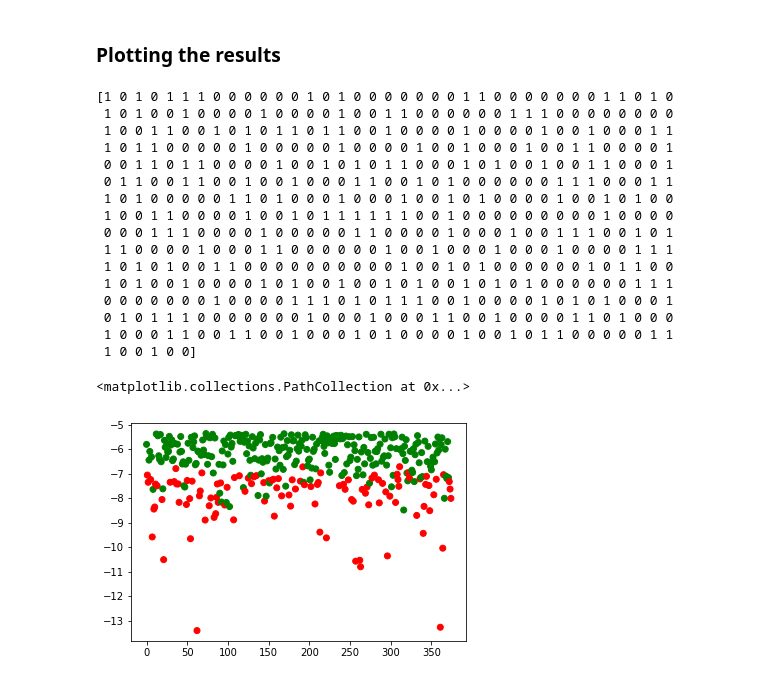
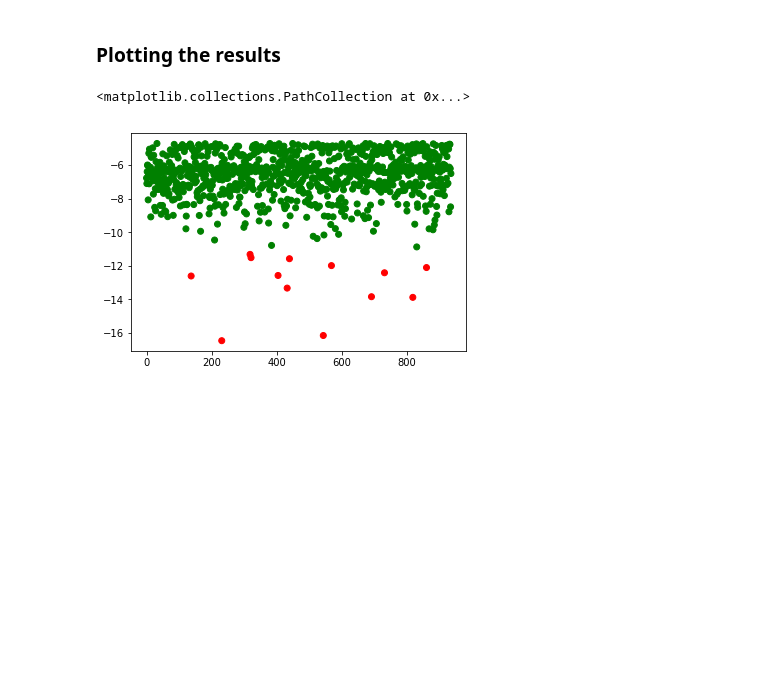
Before and after one commit to LAnastasiia/unsupervised_learning_task, a Jupyter notebook: unsupervised_learning.ipynb, the cells around one changed output. Drawn from its saved outputs; the diff is of its cells as text; code cells hidden in the pictures; blank space fills up the shorter version.

```diff
--- a/unsupervised_learning.ipynb
+++ b/unsupervised_learning.ipynb
@@ -444,29 +389,10 @@ As 2 is the number of clusters with the minimal inter-cluster distance, and give
+# %%
+threshold = scores.mean() - 3 * scores.std()
 # %% [markdown]
 
 ### Plotting the results
-# %%
-# https://towardsdatascience.com/a-simple-way-to-detect-anomaly-3d5a48c0dae0
-
-print(y_train)
-
-plt.scatter(range(len(X_test)), score, c=['green' if x == 0 else 'red' for x in y_test])
-# plt.plotrange(len(x_test), [thred]*len(x_test), c='black')
-# %% [output]
-[1 0 1 0 1 1 1 0 0 0 0 0 0 1 0 1 0 0 0 0 0 0 0 1 1 0 0 0 0 0 0 0 1 1 0 1 0
- 1 0 1 0 0 1 0 0 0 0 1 0 0 0 0 1 0 0 1 1 0 0 0 0 0 0 1 1 1 0 0 0 0 0 0 0 0
- 1 0 0 1 1 0 0 1 0 1 0 1 1 0 1 1 0 0 1 0 0 0 0 1 0 0 0 0 1 0 0 1 0 0 0 1 1
- 1 0 1 1 0 0 0 0 0 1 0 0 0 0 0 1 0 0 0 0 1 0 0 1 0 0 0 1 0 0 1 1 0 0 0 0 1
- 0 0 1 1 0 1 1 0 0 0 0 1 0 0 1 0 1 0 1 1 0 0 0 1 0 1 0 0 1 0 0 1 1 0 0 0 1
- 0 1 1 0 0 1 1 0 0 1 0 0 1 0 0 0 1 1 0 0 1 0 1 0 0 0 0 0 0 1 1 1 0 0 0 1 1
- 1 0 1 0 0 0 0 0 1 1 0 1 0 0 0 1 0 0 0 1 0 0 1 0 1 0 0 0 0 1 0 0 1 0 1 0 0
- 1 0 0 1 1 0 0 0 0 1 0 0 1 0 1 1 1 1 1 1 0 0 1 0 0 0 0 0 0 0 0 0 1 0 0 0 0
- 0 0 0 1 1 1 0 0 0 0 1 0 0 0 0 0 1 1 0 0 0 0 1 0 0 0 1 0 0 1 1 1 0 0 1 0 1
- 1 1 0 0 0 0 1 0 0 0 1 1 0 0 0 0 0 0 1 0 0 1 0 0 0 1 0 0 0 1 0 0 0 0 1 1 1
- 1 0 1 0 1 0 0 1 1 0 0 0 0 0 0 0 0 0 0 1 0 0 1 0 1 0 0 0 0 0 0 1 0 1 1 0 0
- 1 0 1 0 0 1 0 0 0 0 1 0 1 0 0 1 0 0 1 0 1 0 0 1 0 1 0 1 0 0 0 0 0 0 1 1 1
- 0 0 0 0 0 0 0 1 0 0 0 0 1 1 1 0 1 0 1 1 1 0 0 1 0 0 0 0 1 0 1 0 1 0 0 0 1
- 0 1 0 1 1 1 0 0 0 0 0 0 0 1 0 0 0 1 0 0 0 1 1 0 0 1 0 0 0 0 1 1 0 1 0 0 0
- 1 0 0 0 1 1 0 0 1 1 0 0 1 0 0 0 1 0 1 0 0 0 0 1 0 0 1 0 1 1 0 0 0 0 0 1 1
- 1 0 0 1 0 0]
-<matplotlib.collections.PathCollection at 0x...>
-[figure, removed]
+# %%
+plt.scatter(range(len(scores)), scores, c=['green' if x > threshold else 'red' for x in scores])
+# %% [output]
+<matplotlib.collections.PathCollection at 0x...>
+[figure, added]
```
Also changed, not shown: parts of 18 cells of this notebook.
